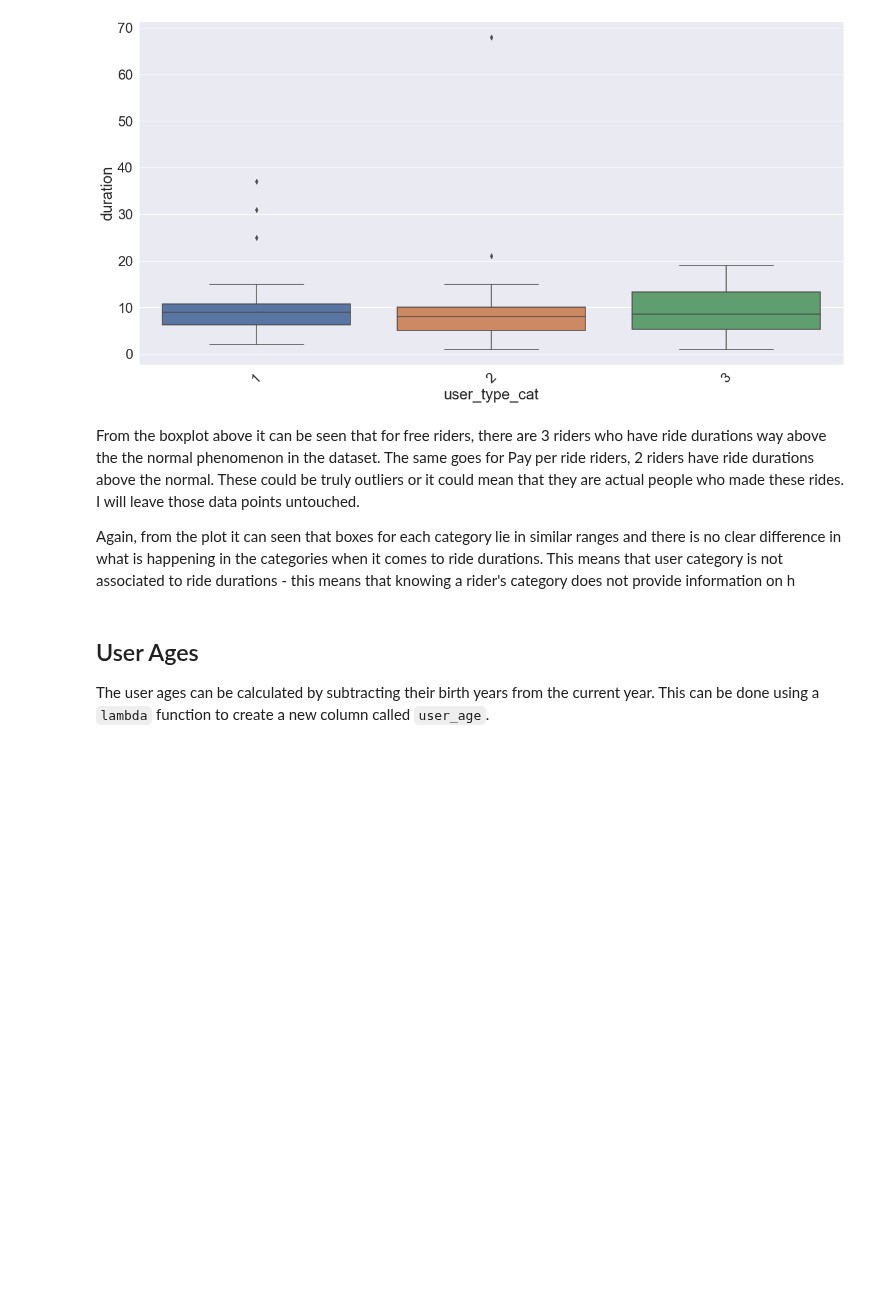
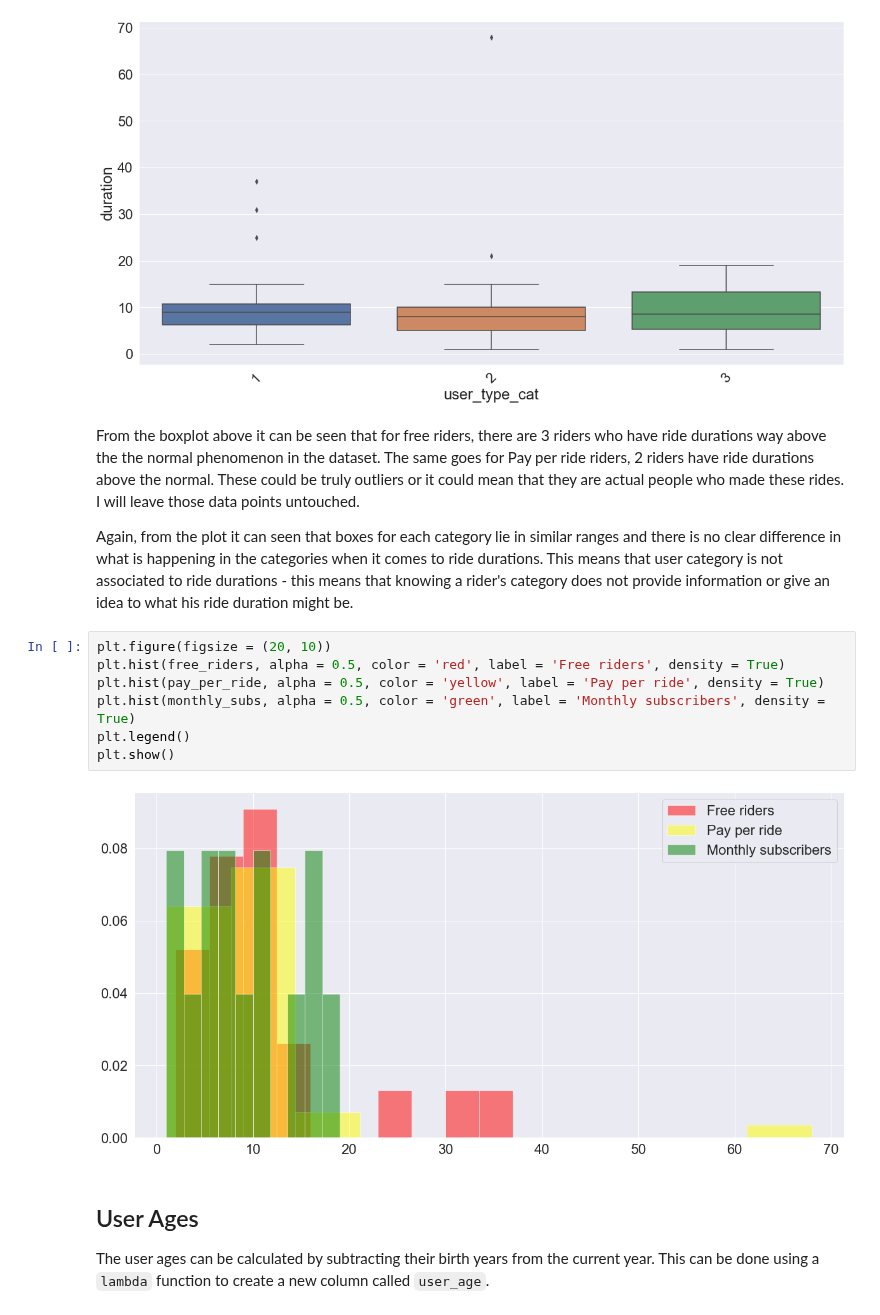
Before and after one commit to joeelorm/Projects, a Jupyter notebook: Data Cleaning/Data Cleaning.ipynb, the cells around one changed output. Cells and saved outputs as stored; diff of their text form; blank space fills up the shorter version.

```diff
--- a/Data Cleaning/Data Cleaning.ipynb
+++ b/Data Cleaning/Data Cleaning.ipynb
@@ -509,7 +509,16 @@ plt.show()
 # %% [markdown]
 From the boxplot above it can be seen that for free riders, there are 3 riders who have ride durations way above the the normal phenomenon in the dataset. The same goes for Pay per ride riders, 2 riders have ride durations above the normal. These could be truly outliers or it could mean that they are actual people who made these rides. I will leave those data points untouched.
 
-Again, from the plot it can seen that boxes for each category lie in similar ranges and there is no clear difference in what is happening in the categories when it comes to ride durations. This means that user category is not associated to ride durations - this means that knowing a rider's category does not provide information on h
+Again, from the plot it can seen that boxes for each category lie in similar ranges and there is no clear difference in what is happening in the categories when it comes to ride durations. This means that user category is not associated to ride durations - this means that knowing a rider's category does not provide information or give an idea to what his ride duration might be.
+# %%
+plt.figure(figsize = (20, 10))
+plt.hist(free_riders, alpha = 0.5, color = 'red', label = 'Free riders', density = True)
+plt.hist(pay_per_ride, alpha = 0.5, color = 'yellow', label = 'Pay per ride', density = True)
+plt.hist(monthly_subs, alpha = 0.5, color = 'green', label = 'Monthly subscribers', density = True)
+plt.legend()
+plt.show()
+# %% [output]
+[figure, added]
 # %% [markdown]
 ## User Ages
 The user ages can be calculated by subtracting their birth years from the current year. This can be done using a `lambda` function to create a new column called `user_age`.
```
